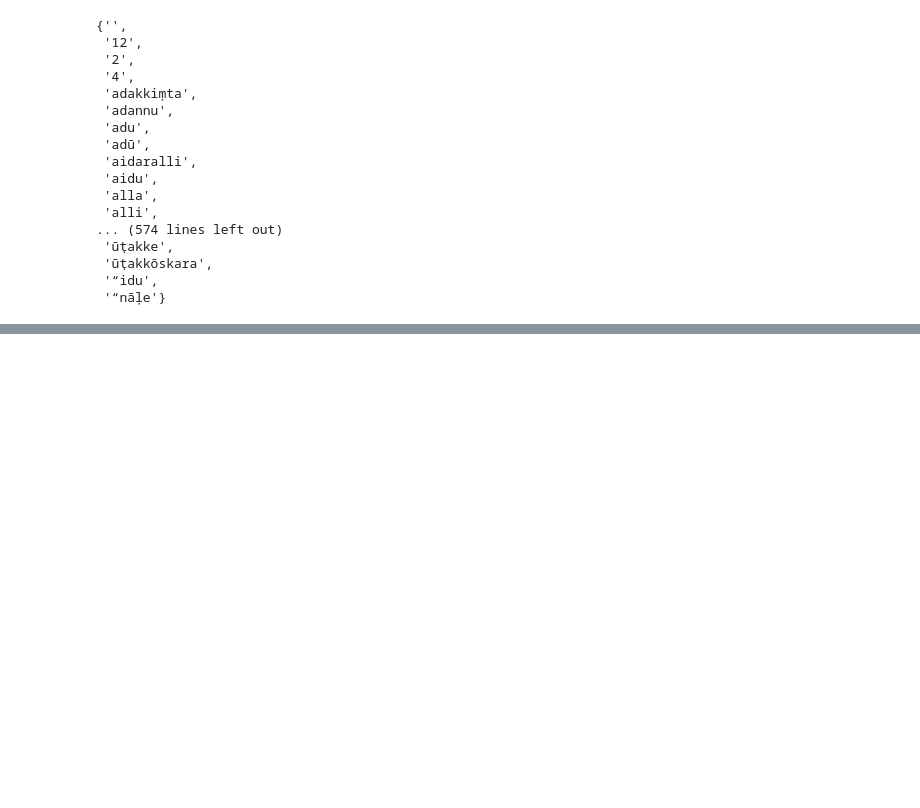
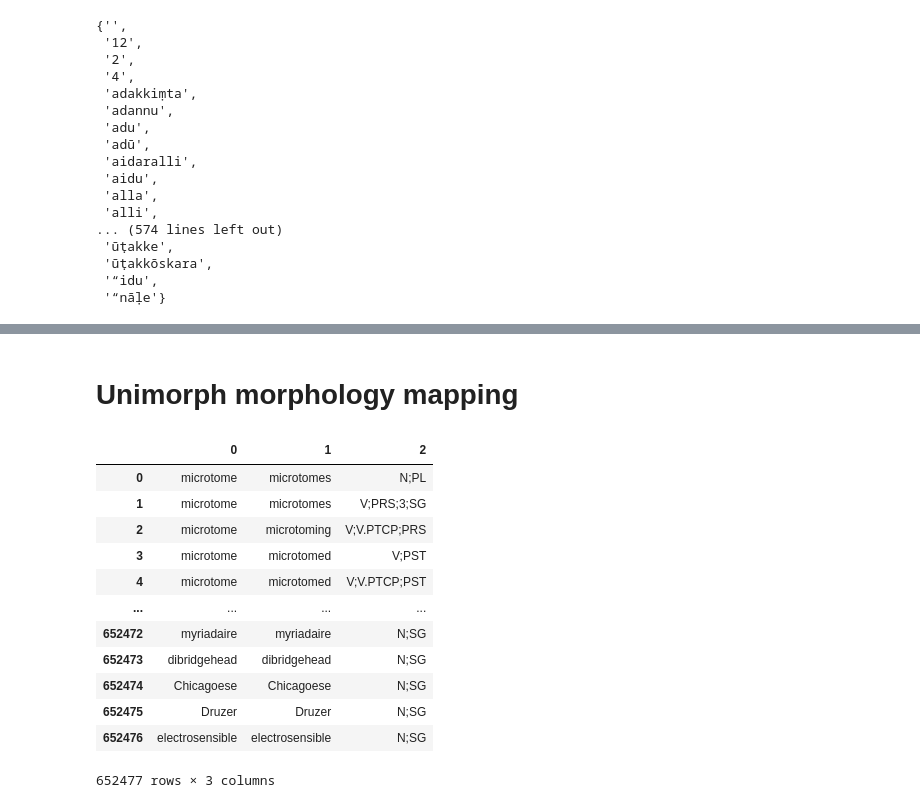
Before and after one commit to varunghat/GrammarMT, a Jupyter notebook: parallel_sentence_preprocess.ipynb, the cells around one changed output, grey strips where cells are left out. Drawn from its saved outputs; the diff is of its cells as text; code cells hidden in the pictures; blank space fills up the shorter version.

```diff
--- a/parallel_sentence_preprocess.ipynb
+++ b/parallel_sentence_preprocess.ipynb
@@ -824 +894,23 @@ Suffix: yiṃda
 =========================================
+# %% [markdown]
+# Unimorph morphology mapping
+# %%
+import pandas as pd
+
+df = pd.read_csv("data/unimorph_eng.txt",sep="\t",header=None)
+
+df
+# %% [output]
+|  | 0 | 1 | 2 |
+| 0 | microtome | microtomes | N;PL |
+| 1 | microtome | microtomes | V;PRS;3;SG |
+| 2 | microtome | microtoming | V;V.PTCP;PRS |
+| 3 | microtome | microtomed | V;PST |
+| 4 | microtome | microtomed | V;V.PTCP;PST |
+| ... | ... | ... | ... |
+| 652472 | myriadaire | myriadaire | N;SG |
+| 652473 | dibridgehead | dibridgehead | N;SG |
+| 652474 | Chicagoese | Chicagoese | N;SG |
+| 652475 | Druzer | Druzer | N;SG |
+| 652476 | electrosensible | electrosensible | N;SG |
+652477 rows × 3 columns
```
Also changed, not shown: parts of 32 cells of this notebook, 8 other files.
